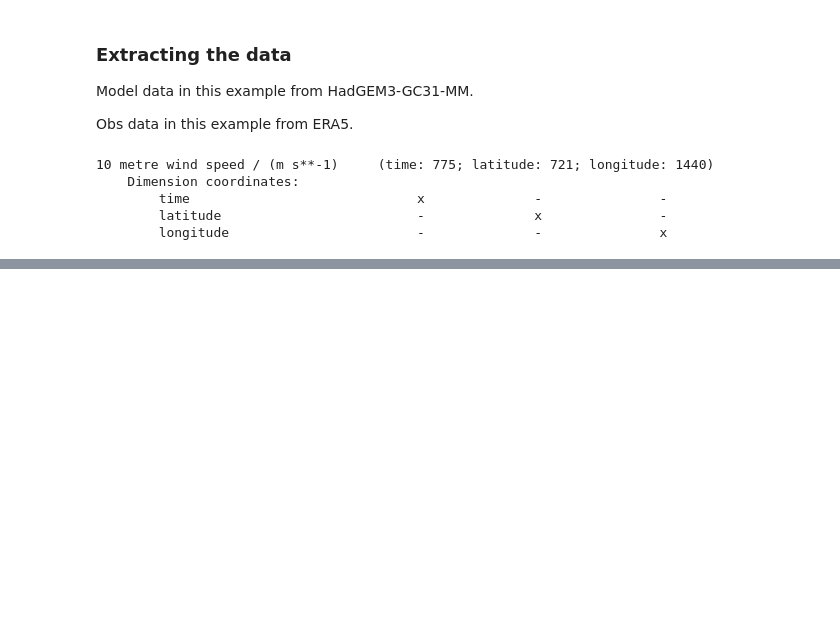
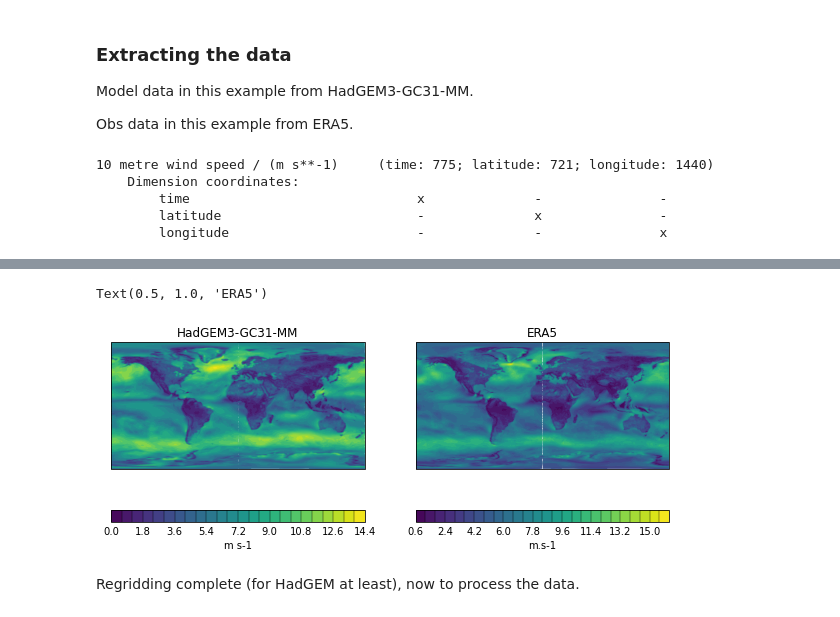
Before and after one commit to benhutchmet/multi_year_unseen, a Jupyter notebook: multi_year_unseen.ipynb, the cells around one changed output, grey strips where cells are left out. Saved outputs shown, nothing was run; the diff lists cells and outputs as text; code cells hidden in the pictures; blank space fills up the shorter version.

```diff
--- a/multi_year_unseen.ipynb
+++ b/multi_year_unseen.ipynb
@@ -135,0 +231,20 @@ print(file)
+# %%
+# Side by side comparison of the two
+# Set up the figure
+projection = ccrs.PlateCarree(central_longitude=0)
+fig = plt.figure(figsize=(10, 5))
+
+# Plot the HadGEM data
+ax = fig.add_subplot(1, 2, 1, projection=projection)
+qplt.contourf(hadgem_example[0,:,:], 25)
+ax.set_title("HadGEM3-GC31-MM")
+
+# Plot the ERA5 data
+ax = fig.add_subplot(1, 2, 2, projection=projection)
+qplt.contourf(obs_regrid[0,:,:], 25)
+ax.set_title("ERA5")
+# %% [output]
+Text(0.5, 1.0, 'ERA5')
+[figure, added]
+# %% [markdown]
+Regridding complete (for HadGEM at least), now to process the data.
```
Also changed, not shown: parts of 8 cells of this notebook, 1 other file.
